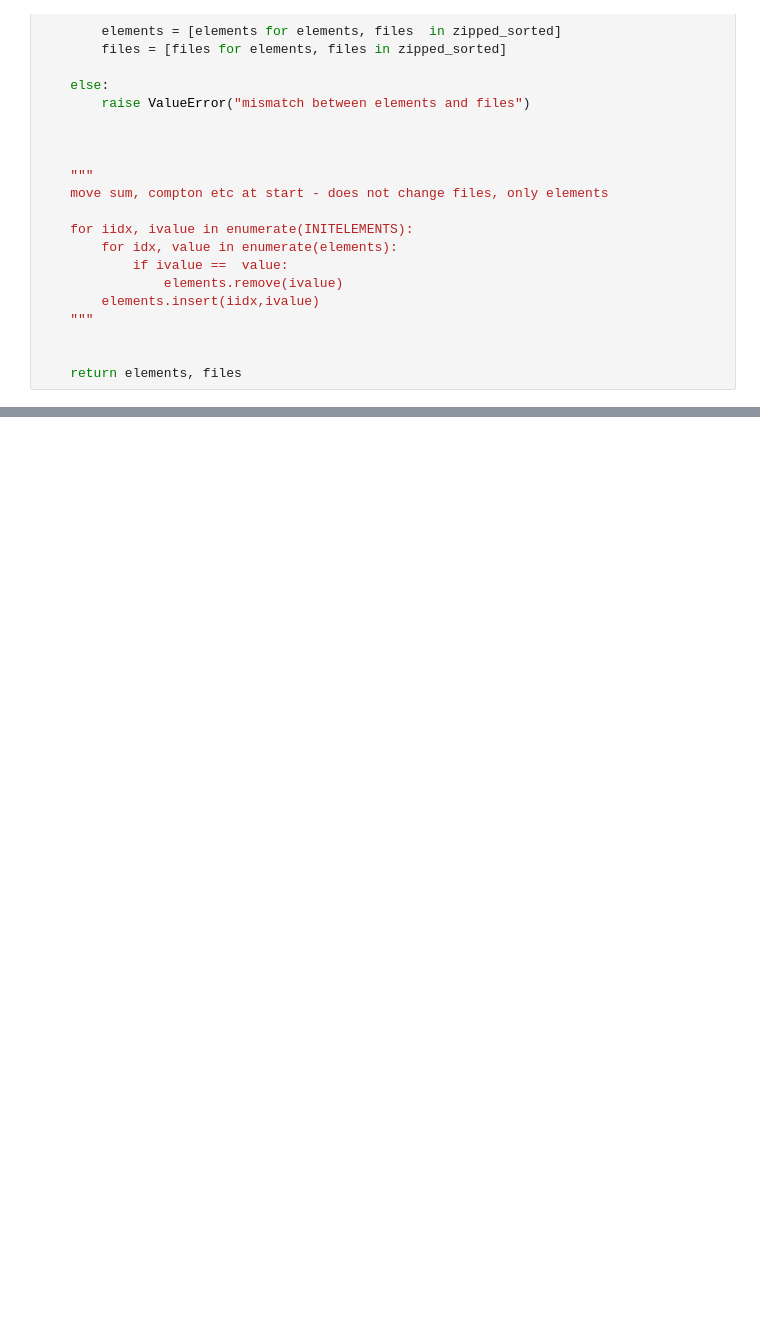
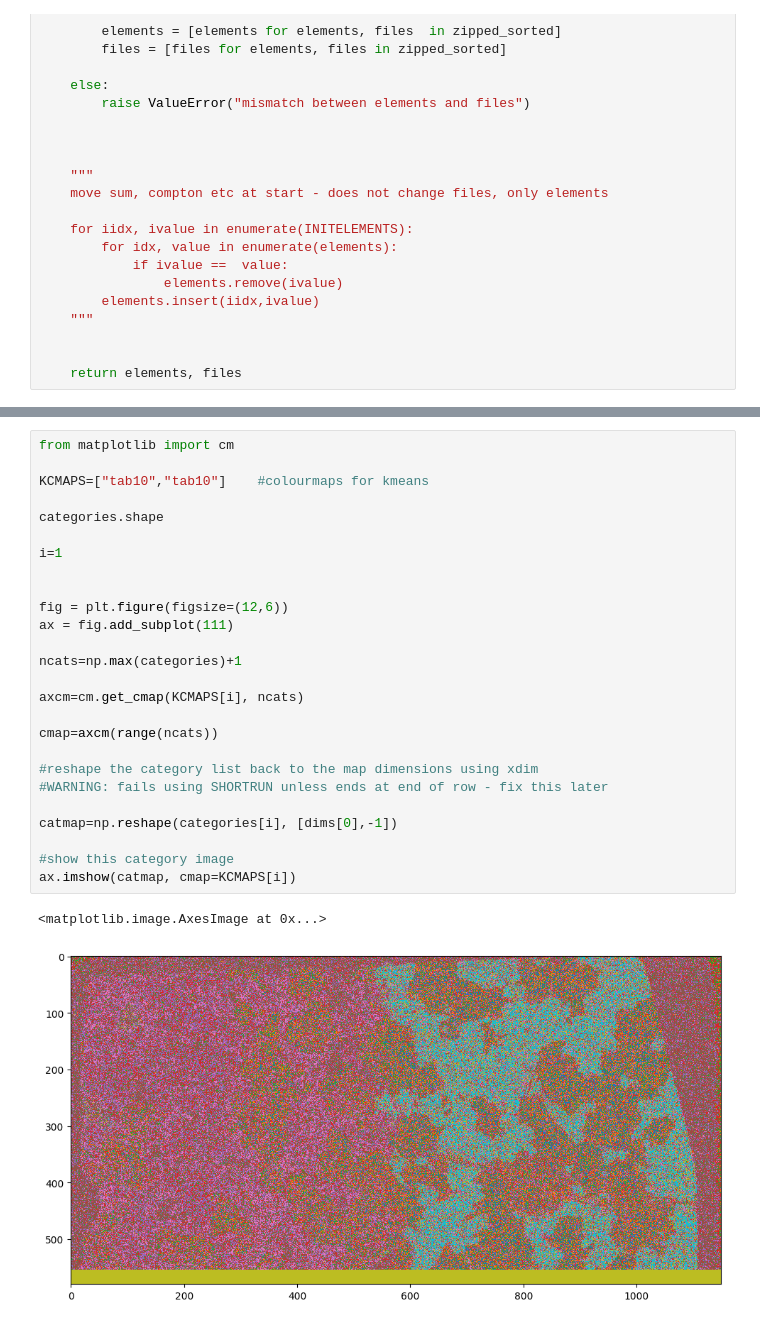
Before and after one commit to lachlanc61/ColourspecXFM, a Jupyter notebook: notebooks/geopixe_seg.ipynb, the cells around one changed output, grey strips where cells are left out. Drawn from its saved outputs; the diff is of its cells as text; blank space fills up the shorter version.

```diff
--- a/notebooks/geopixe_seg.ipynb
+++ b/notebooks/geopixe_seg.ipynb
@@ -126,0 +179,29 @@ Al
+# %%
+from matplotlib import cm
+
+KCMAPS=["tab10","tab10"]    #colourmaps for kmeans
+
+categories.shape
+
+i=1
+
+
+fig = plt.figure(figsize=(12,6))
+ax = fig.add_subplot(111)
+
+ncats=np.max(categories)+1
+
+axcm=cm.get_cmap(KCMAPS[i], ncats)
+
+cmap=axcm(range(ncats))
+
+#reshape the category list back to the map dimensions using xdim
+#WARNING: fails using SHORTRUN unless ends at end of row - fix this later
+
+catmap=np.reshape(categories[i], [dims[0],-1])
+
+#show this category image
+ax.imshow(catmap, cmap=KCMAPS[i])
+# %% [output]
+<matplotlib.image.AxesImage at 0x...>
+[figure, added]
```
Also changed, not shown: parts of 8 cells of this notebook, 2 other files.
